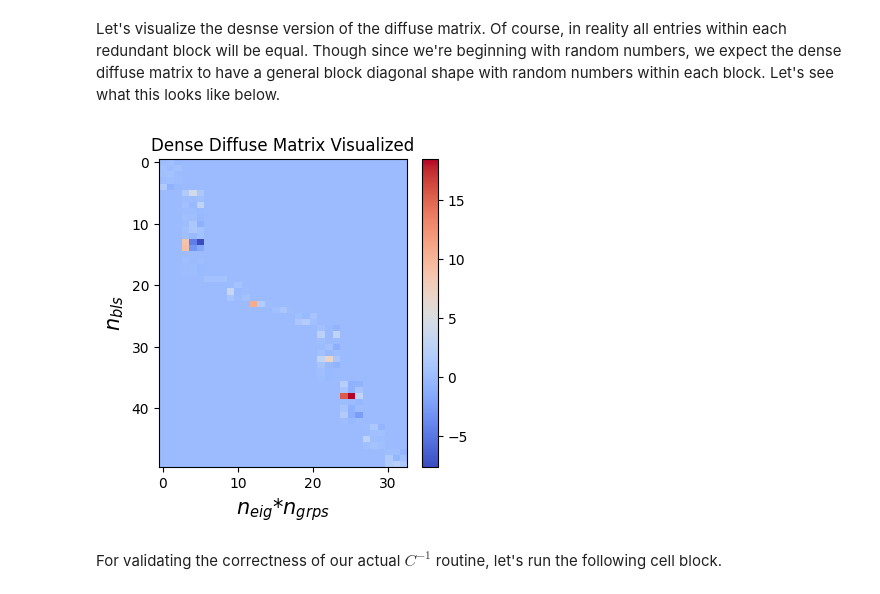
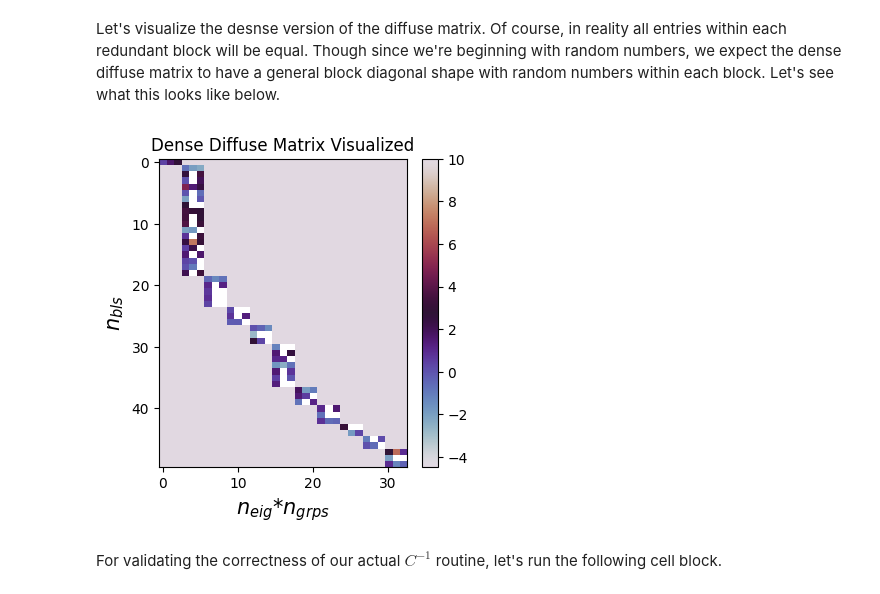
Before and after one commit to mikejafs/corrcal-gpu-pipeline-v2, a Jupyter notebook: Validation_tests/inverse covariance.ipynb, the cells around one changed output. Saved outputs shown, nothing was run; the diff lists cells and outputs as text; code cells hidden in the pictures.

Commit message:
changed dense diffuse mat visualization

```diff
--- a/Validation_tests/inverse covariance.ipynb
+++ b/Validation_tests/inverse covariance.ipynb
@@ -51,16 +51,16 @@ The edges of the redundant blocks have indices[ 0  5 19 20 23 24 25 27 36 43 47
 Let's visualize the desnse version of the diffuse matrix. Of course, in reality all entries within each redundant block will be equal. Though since we're beginning with random numbers, we expect the dense diffuse matrix to have a general block diagonal shape with random numbers within each block. Let's see what this looks like below.
 # %%
 fig, ax = plt.subplots(figsize=(4, 4))
-im = ax.imshow(cp.asnumpy(Del_p_dense), cmap='coolwarm', aspect='auto')
+im = ax.imshow(cp.asnumpy(cp.log(Del_p_dense + 1e-20)*-1), vmax = 10, cmap='twilight', aspect='auto')
 ax.set_title("Dense Diffuse Matrix Visualized")
 ax.set_xlabel("$n_{eig}$*$n_{grps}$", fontsize = 15)
 ax.set_ylabel("$n_{bls}$", fontsize = 15)
 fig.colorbar(im)
 plt.show()
 
 #would like the center to be at 0, vmin and vmax only differ by a sign
 # %% [output]
-[figure, old version]
+[figure, new version]
 # %% [markdown]
 For validating the correctness of our actual $C^{-1}$ routine, let's run the following cell block.
 # %%
```
Also changed, not shown: parts of 1 cell of this notebook.
